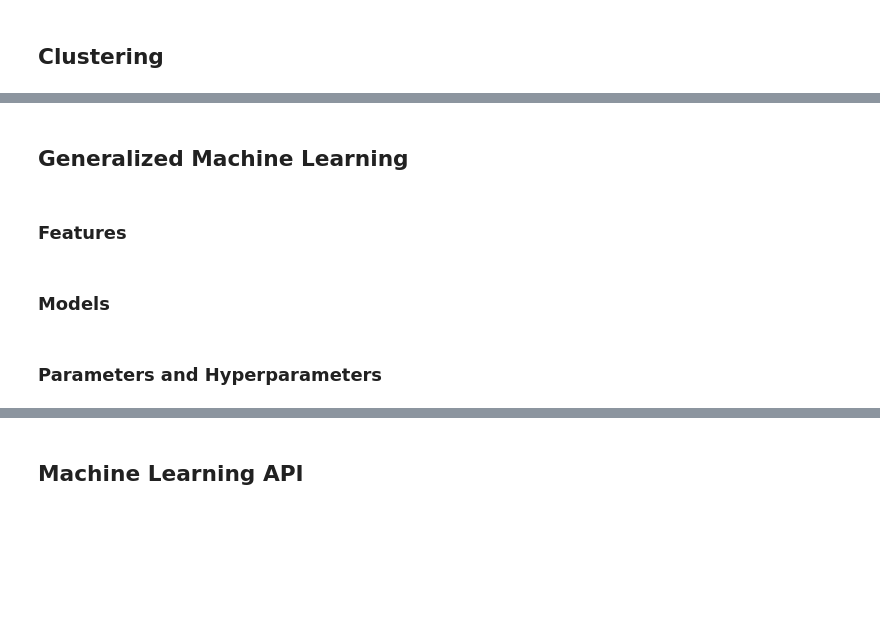
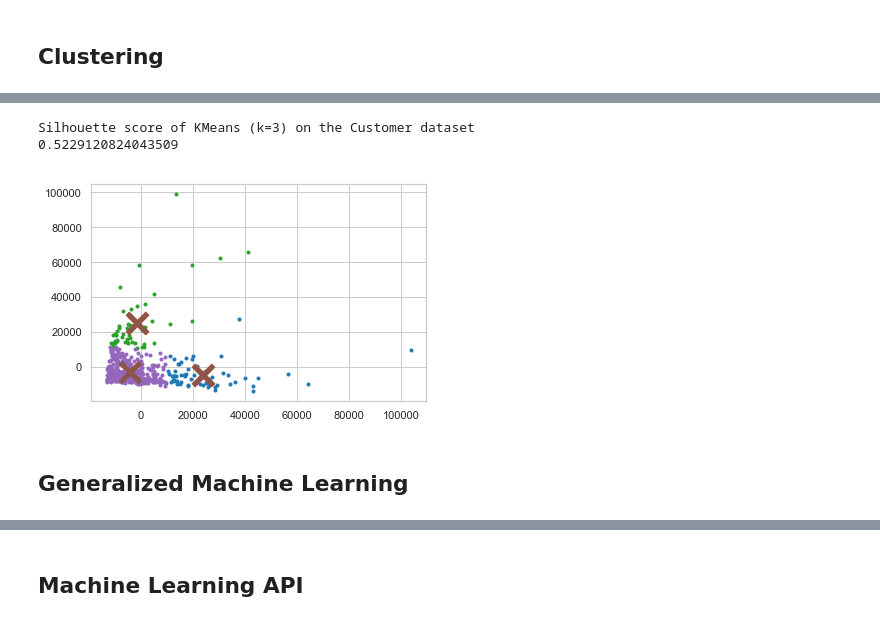
Before and after one commit to DistrictDataLabs/navyfcu-ml, a Jupyter notebook: Session 1 - Generalized Machine Learning.ipynb, the cells around one changed output, grey strips where cells are left out. Saved outputs shown, nothing was run; the diff lists cells and outputs as text; code cells hidden in the pictures; blank space fills up the shorter version.

```diff
--- a/Session 1 - Generalized Machine Learning.ipynb
+++ b/Session 1 - Generalized Machine Learning.ipynb
@@ -53,8 +176,42 @@ sns.set_style('whitegrid')
+# %%
+from sklearn.cluster import KMeans
+from sklearn.decomposition import PCA
+
+
+cols = ["Fresh","Milk","Grocery","Frozen","Detergents_Paper","Delicassen"]
+data = pd.read_csv("data/customers.txt", usecols=cols)
+customers = data.values
+
+pca = PCA(n_components=2)
+reduced = pca.fit_transform(customers)
+
+model = KMeans(n_clusters=3)
+model.fit(reduced)
+
+labels = model.labels_
+centroids = model.cluster_centers_
+# %%
+from sklearn.metrics import silhouette_score
+
+
+print("Silhouette score of KMeans (k=3) on the Customer dataset")
+print(silhouette_score(reduced, labels))
+# %% [output]
+Silhouette score of KMeans (k=3) on the Customer dataset
+0.5229120824043509
+# %%
+import matplotlib.pyplot as plt
+import numpy as np
+
+for i in range(3):
+    datapoints = reduced[np.where(labels==i)]
+    plt.plot(datapoints[:,0],datapoints[:,1],'.')
+    centers = plt.plot(centroids[:,0],centroids[:,1],'x')
+    plt.setp(centers,markersize=20.0)
+    plt.setp(centers,markeredgewidth=5.0)
+
+plt.show()
+# %% [output]
+[figure, added]
 # %% [markdown]
 ## Generalized Machine Learning
-# %% [markdown]
-### Features
-# %% [markdown]
-### Models
-# %% [markdown]
-### Parameters and Hyperparameters
```
Also changed, not shown: parts of 71 cells of this notebook, 17 other files.
